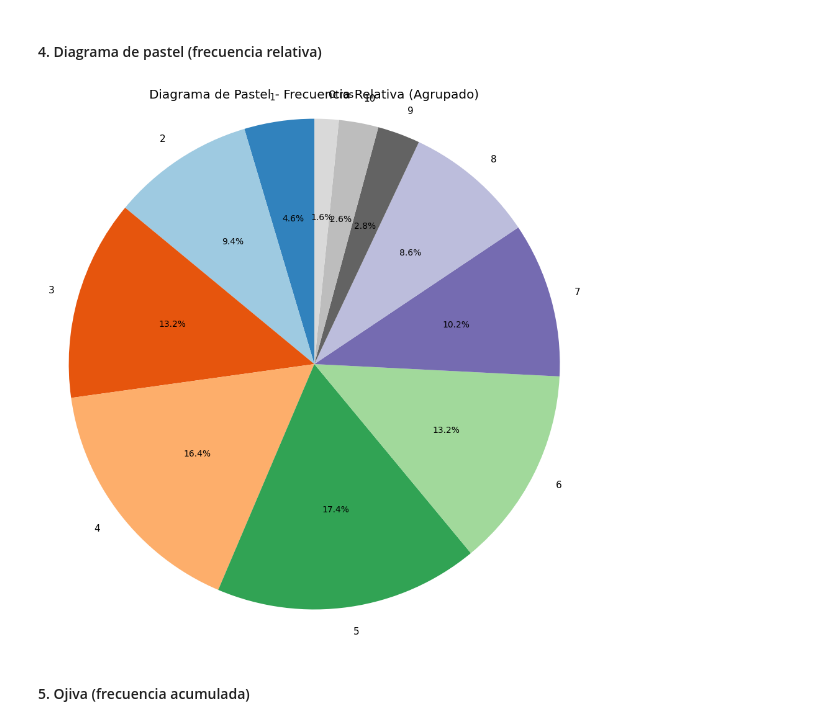
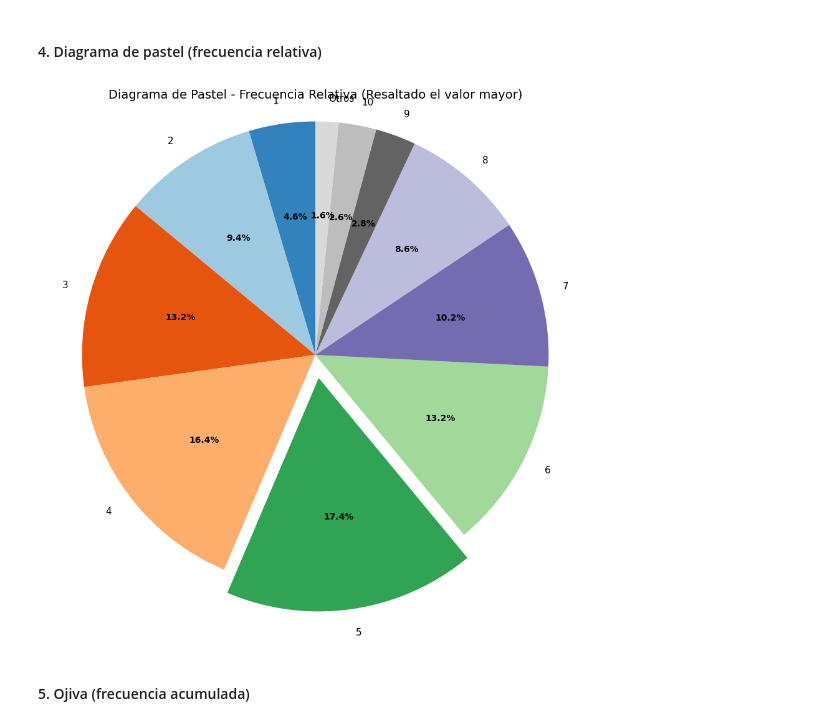
Before and after one commit to D1egoXD/Tablas_Frecuencias, a Jupyter notebook: cuantitativos_discretos.ipynb, the cells around one changed output. Saved outputs shown, nothing was run; the diff lists cells and outputs as text; code cells hidden in the pictures.

Commit message:
se corregio el diagrama de pastel
Signed-off-by: Diego Lozano Camargo <230110530@itsoeh.edu.mx>

```diff
--- a/cuantitativos_discretos.ipynb
+++ b/cuantitativos_discretos.ipynb
@@ -98,37 +98,43 @@ plt.show()
 # %%
 # Agrupar categorías menores al 2% como "Otros"
 frecuencia_relativa_redondeada = frecuencia_relativa.copy()
 otros = frecuencia_relativa_redondeada[frecuencia_relativa_redondeada < 0.02].sum()
 frecuencia_relativa_filtrada = frecuencia_relativa_redondeada[frecuencia_relativa_redondeada >= 0.02]
 frecuencia_relativa_filtrada["Otros"] = otros
 
 # Etiquetas y valores
 labels = frecuencia_relativa_filtrada.index.astype(str)
 sizes = frecuencia_relativa_filtrada.values
 
-# Gráfico de pastel mejorado
-plt.figure(figsize=(9, 9))
-wedges, texts, autotexts = plt.pie(
+# Detectar el índice del valor más grande para resaltarlo
+mayor_indice = np.argmax(sizes)
+explode = [0.1 if i == mayor_indice else 0 for i in range(len(sizes))]
+
+# Gráfico de pastel con resaltado
+fig, ax = plt.subplots(figsize=(9, 9))
+wedges, texts, autotexts = ax.pie(
     sizes,
     labels=labels,
     autopct="%1.1f%%",
     startangle=90,
-    textprops=dict(color="black"),
+    explode=explode,
+    textprops=dict(color="black", fontsize=10),
     colors=plt.cm.tab20c(np.linspace(0, 1, len(sizes)))
 )
 
-# Mejorar presentación del texto
-for text in autotexts:
-    text.set_fontsize(10)
-for t in texts:
-    t.set_fontsize(11)
+# Mejorar visibilidad de las etiquetas
+for text in texts:
+    text.set_fontsize(11)
+for autotext in autotexts:
+    autotext.set_fontsize(10)
+    autotext.set_weight("bold")
 
-plt.title("Diagrama de Pastel - Frecuencia Relativa (Agrupado)")
-plt.axis('equal')  # Para mantener el círculo
+ax.set_title("Diagrama de Pastel - Frecuencia Relativa (Resaltado el valor mayor)", fontsize=14)
+ax.axis("equal")  # Mantiene forma de círculo
 plt.tight_layout()
 plt.show()
 # %% [output]
-[figure, old version]
+[figure, new version]
 # %% [markdown]
 #### 5. Ojiva (frecuencia acumulada)
 # %%
```
